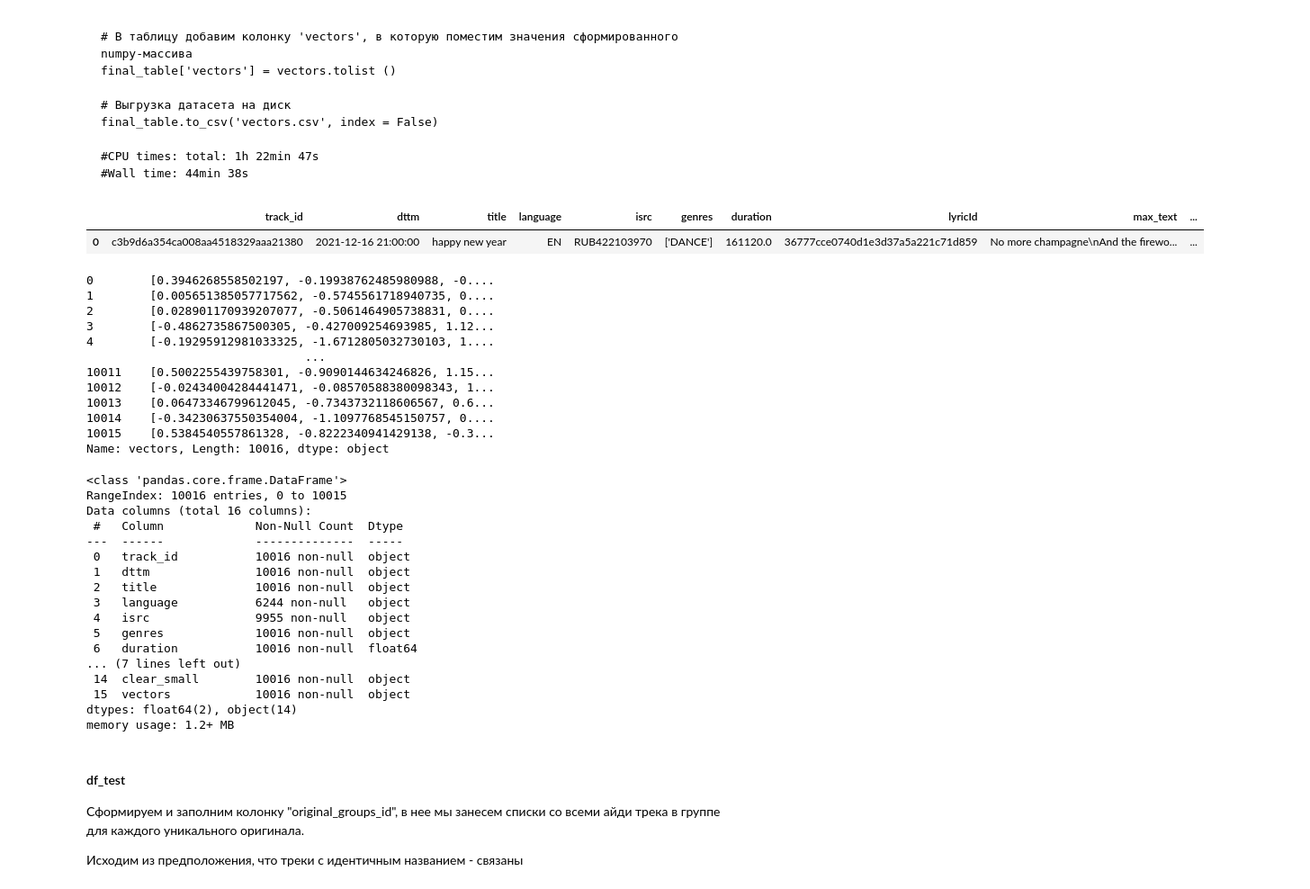
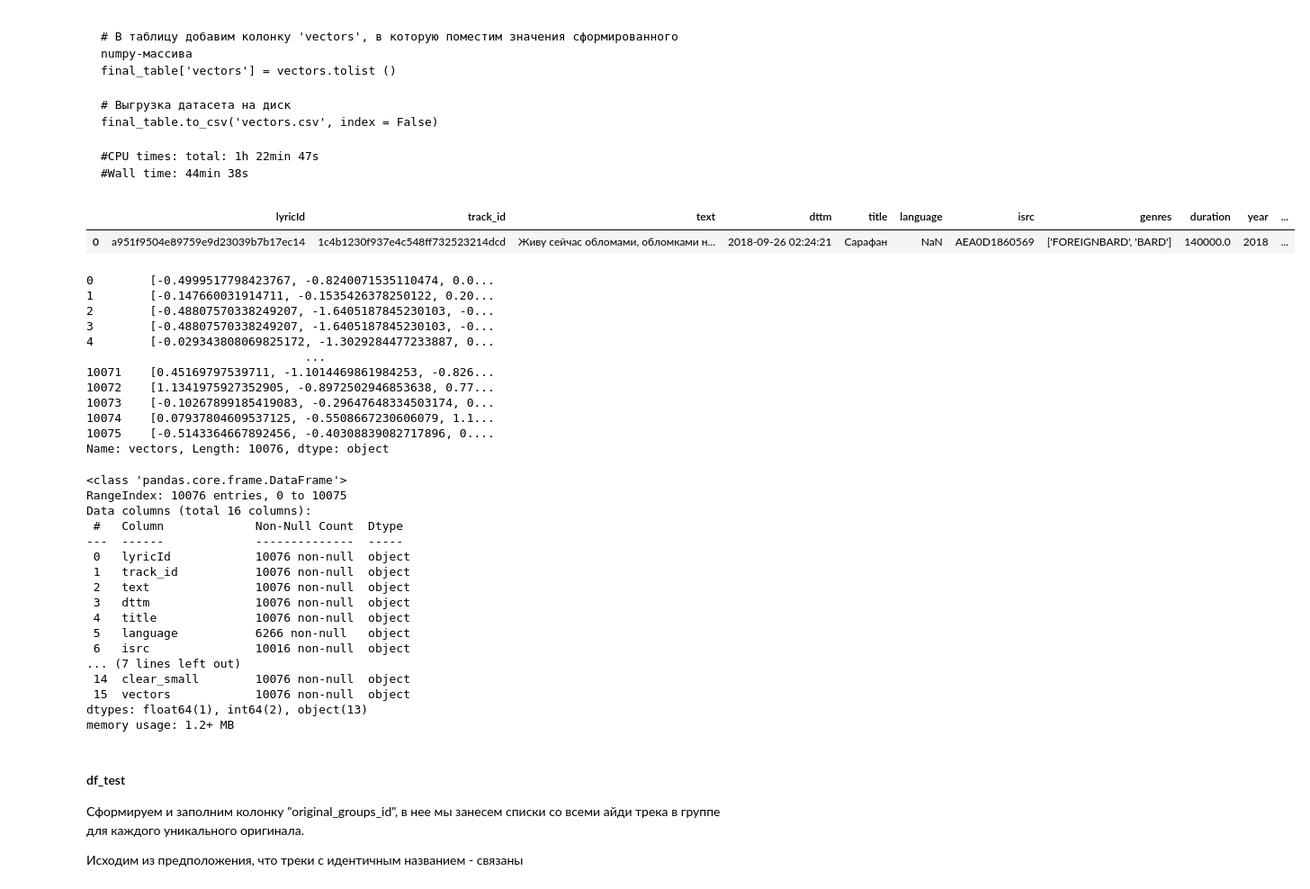
Before and after one commit to EkaterinaIII/Y_Music_NLP, a Jupyter notebook: y_music.ipynb, the cells around one changed output. Shown at 90% size. Saved outputs shown, nothing was run; the diff lists cells and outputs as text; code cells hidden in the pictures.

````diff
--- a/y_music.ipynb
+++ b/y_music.ipynb
@@ -1463,11 +1442,11 @@ final_table.to_csv('vectors.csv', index = False)
 ```
 # %%
 #Загрузим из файла таблицу с векторизованными текстами
-vectors= pd.read_csv('vectors.csv')
+vectors= pd.read_csv('vectors_full.csv')
 vectors.head(1)
 # %% [output]
-|  | track_id | dttm | title | language | isrc | genres | duration | lyricId | max_text | ... |
-| 0 | c3b9d6a354ca008aa4518329aaa21380 | 2021-12-16 21:00:00 | happy new year | EN | RUB422103970 | ['DANCE'] | 161120.0 | 36777cce0740d1e3d37a5a221c71d859 | No more champagne\nAnd the firewo... | ... |
+|  | lyricId | track_id | text | dttm | title | language | isrc | genres | duration | year | ... |
+| 0 | a951f9504e89759e9d23039b7b17ec14 | 1c4b1230f937e4c548ff732523214dcd | Живу сейчас обломами, обломками н... | 2018-09-26 02:24:21 | Сарафан | NaN | AEA0D1860569 | ['FOREIGNBARD', 'BARD'] | 140000.0 | 2018 | ... |
 # %%
 #переведем строку в массив чисел
 def parse_probabilities(string):
@@ -1475,37 +1454,37 @@ def parse_probabilities(string):
 vectors['vectors'] = vectors['vectors'].apply(parse_probabilities)
 vectors['vectors']
 # %% [output]
-0        [0.3946268558502197, -0.19938762485980988, -0....
-1        [0.005651385057717562, -0.5745561718940735, 0....
-2        [0.028901170939207077, -0.5061464905738831, 0....
-3        [-0.4862735867500305, -0.427009254693985, 1.12...
-4        [-0.19295912981033325, -1.6712805032730103, 1....
+0        [-0.4999517798423767, -0.8240071535110474, 0.0...
+1        [-0.147660031914711, -0.1535426378250122, 0.20...
+2        [-0.48807570338249207, -1.6405187845230103, -0...
+3        [-0.48807570338249207, -1.6405187845230103, -0...
+4        [-0.029343808069825172, -1.3029284477233887, 0...
                                ...
-10011    [0.5002255439758301, -0.9090144634246826, 1.15...
-10012    [-0.02434004284441471, -0.08570588380098343, 1...
-10013    [0.06473346799612045, -0.7343732118606567, 0.6...
-10014    [-0.34230637550354004, -1.1097768545150757, 0....
-10015    [0.5384540557861328, -0.8222340941429138, -0.3...
-Name: vectors, Length: 10016, dtype: object
+10071    [0.45169797539711, -1.1014469861984253, -0.826...
+10072    [1.1341975927352905, -0.8972502946853638, 0.77...
+10073    [-0.10267899185419083, -0.29647648334503174, 0...
+10074    [0.07937804609537125, -0.5508667230606079, 1.1...
+10075    [-0.5143364667892456, -0.40308839082717896, 0....
+Name: vectors, Length: 10076, dtype: object
 # %%
 vectors.info()
 # %% [output]
 <class 'pandas.core.frame.DataFrame'>
-RangeIndex: 10016 entries, 0 to 10015
+RangeIndex: 10076 entries, 0 to 10075
 Data columns (total 16 columns):
  #   Column             Non-Null Count  Dtype
 ---  ------             --------------  -----
- 0   track_id           10016 non-null  object
- 1   dttm               10016 non-null  object
- 2   title              10016 non-null  object
- 3   language           6244 non-null   object
- 4   isrc               9955 non-null   object
- 5   genres             10016 non-null  object
- 6   duration           10016 non-null  float64
+ 0   lyricId            10076 non-null  object
+ 1   track_id           10076 non-null  object
+ 2   text               10076 non-null  object
+ 3   dttm               10076 non-null  object
+ 4   title              10076 non-null  object
+ 5   language           6266 non-null   object
+ 6   isrc               10016 non-null  object
 ... (7 lines left out)
- 14  clear_small        10016 non-null  object
- 15  vectors            10016 non-null  object
-dtypes: float64(2), object(14)
+ 14  clear_small        10076 non-null  object
+ 15  vectors            10076 non-null  object
+dtypes: float64(1), int64(2), object(13)
 memory usage: 1.2+ MB
 # %% [markdown]
 ####  df_test
````
Also changed, not shown: parts of 47 cells of this notebook.
